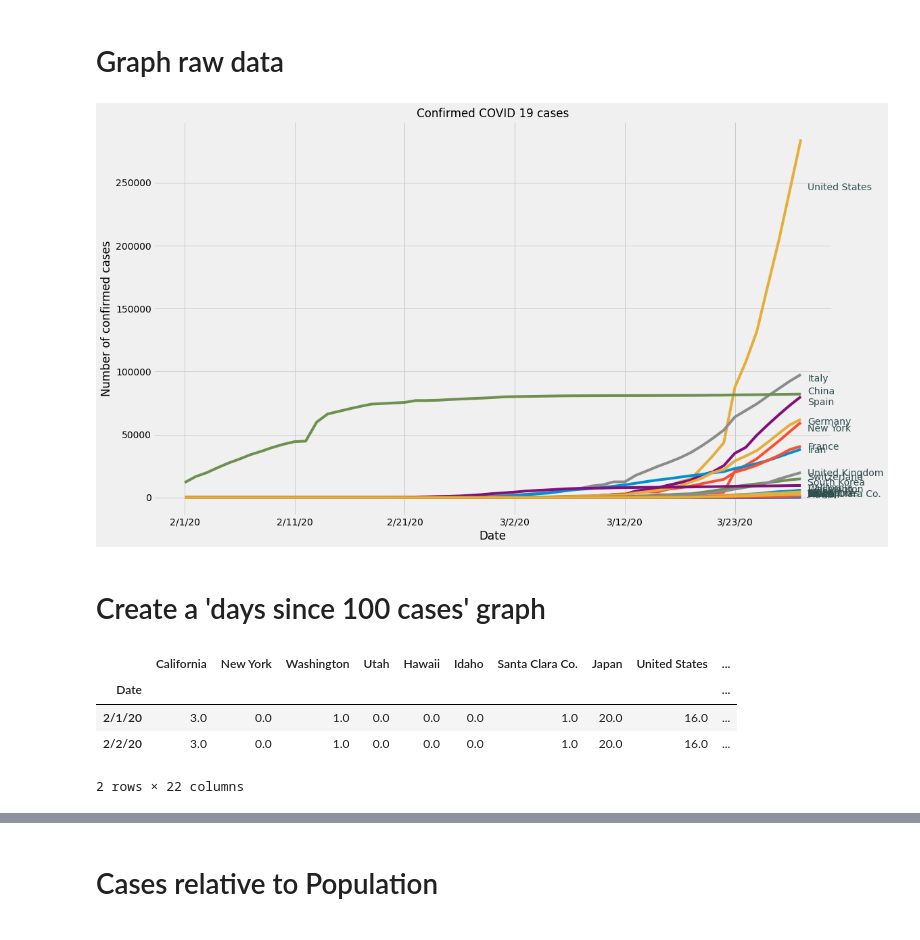
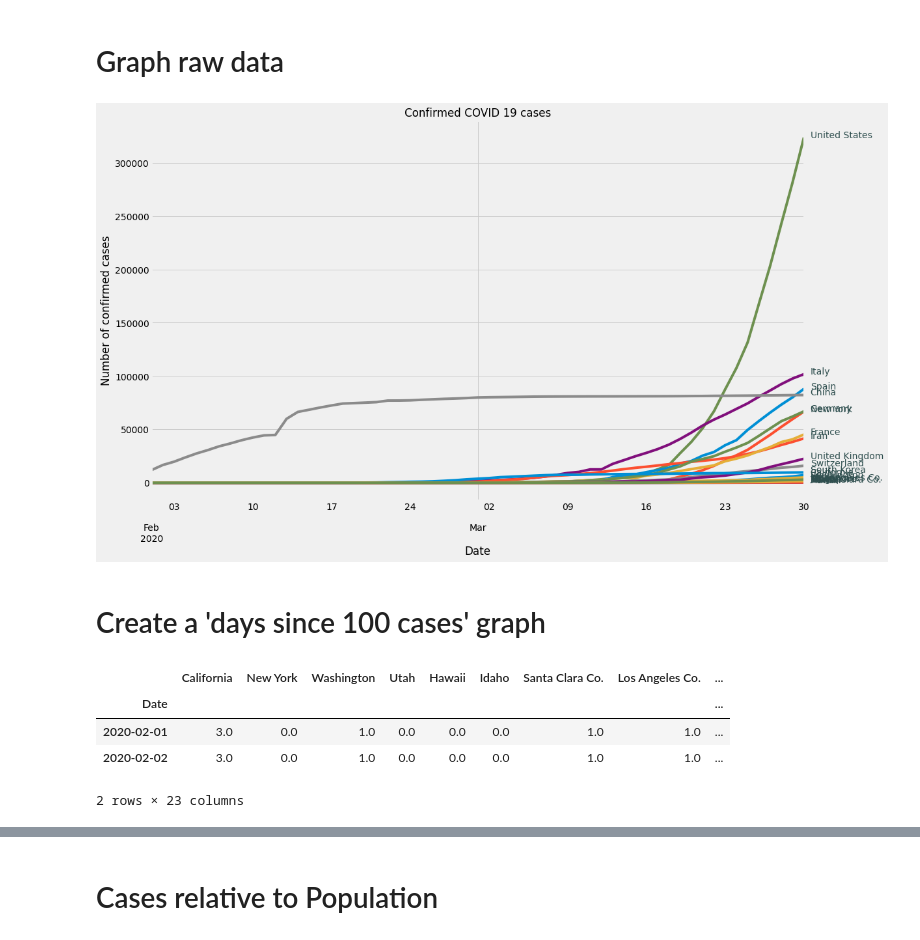
Before and after one commit to dyoung418/COVID-19, a Jupyter notebook: covid_california_analysis v2.ipynb, the cells around one changed output, grey strips where cells are left out. Cells and saved outputs as stored; diff of their text form; code cells hidden in the pictures.

Commit message:
added LA county - fixed labeling for using datetime index

```diff
--- a/covid_california_analysis v2.ipynb
+++ b/covid_california_analysis v2.ipynb
@@ -152,5 +109,6 @@ df1
 # %%
-df2 = df_raw.melt(id_vars='Combined_Key', value_vars=df_raw.columns[11:], var_name='Date', value_name='Confirmed')
+df2 = df_raw.melt(id_vars='Combined_Key', value_vars=df_raw.columns[5:], var_name='Date', value_name='Confirmed')
+df2['Date'] = pd.to_datetime(df2.Date)
 df2 = df2.set_index('Date')
 df2
 # %% [output]
@@ -190,6 +148,7 @@ df = pd.DataFrame(index = df2.index.unique(),
                          'Hawaii': df2.loc[df2['Combined_Key'].str.endswith('Hawaii, US'),'Confirmed'].groupby(level=0).sum(),
                          'Idaho': df2.loc[df2['Combined_Key'].str.endswith('Idaho, US'),'Confirmed'].groupby(level=0).sum(),
                          'Santa Clara Co.': df2.loc[df2['Combined_Key']=='Santa Clara, California, US', 'Confirmed'].groupby(level=0).sum(),
+                         'Los Angeles Co.': df2.loc[df2['Combined_Key']=='Los Angeles, California, US', 'Confirmed'].groupby(level=0).sum(),
                          'Japan': df2.loc[df2['Combined_Key'].str.endswith('Japan'),'Confirmed'].groupby(level=0).sum(),
                          'United States': df2.loc[df2['Combined_Key'].str.endswith('US'),'Confirmed'].groupby(level=0).sum(),
                          'Singapore': df2.loc[df2['Combined_Key'].str.endswith('Singapore'),'Confirmed'].groupby(level=0).sum(),
@@ -241,42 +200,46 @@ df.plot(logy=True)
 # TEMP ONLY
 Drop rows that have data glitches
 # %%
-df = df.drop(labels=['3/22/20', '3/30/20'], axis=0)
+#df = df.drop(labels=['3/22/20', '3/30/20'], axis=0)
 # %% [markdown]
 # Graph raw data
 # %%
-def label_lines(df, ax):
-    for label in df.columns:
-        previous = df.index[0]
-        for xdays, datapoint in enumerate(df[label]):
-            if pd.isnull(datapoint) or (xdays == len(df[label])-1):
-                ax.annotate(label, (xdays, previous),
+def label_lines(df, ax, use_simple_x_axis=False):
+    '''Labels lines in a chart assuming that some lines will be different lengths than others'''
+    for label, series in df.items():
+        prev_x = series.index[0]
+        prev_data = series.iloc[0]
+        for index, data in series.items():
+            if pd.isnull(data):
+                break
+            prev_x = index
+            prev_data = data
+        ax.annotate(label, (prev_x, prev_data),
                             xytext=(10,0),
                             textcoords='offset pixels',
                             family='sans-serif', fontsize=14, color='darkslategrey')
-                break
-            else:
-                previous = datapoint
+
+
 
 graph_data = df
-#graph_data = newdf.drop('China', axis=1).loc['2/21/20':,:]
+#graph_data = df.drop('China', axis=1).loc['2/21/20':,:]
 ax = graph_data.plot(legend=False)
 ax.set_title('Confirmed COVID 19 cases', fontsize='large')
 ax.set_ylabel('Number of confirmed cases', fontsize='large')
 label_lines(graph_data, ax)
 plt.show()
 # %% [output]
-[figure, old version]
+[figure, new version]
 # %% [markdown]
 # Create a 'days since 100 cases' graph
 # %%
 df.head(2)
 # %% [output]
-|  | California | New York | Washington | Utah | Hawaii | Idaho | Santa Clara Co. | Japan | United States | ... |
-| Date |  |  |  |  |  |  |  |  |  | ... |
-| 2/1/20 | 3.0 | 0.0 | 1.0 | 0.0 | 0.0 | 0.0 | 1.0 | 20.0 | 16.0 | ... |
-| 2/2/20 | 3.0 | 0.0 | 1.0 | 0.0 | 0.0 | 0.0 | 1.0 | 20.0 | 16.0 | ... |
+|  | California | New York | Washington | Utah | Hawaii | Idaho | Santa Clara Co. | Los Angeles Co. | ... |
+| Date |  |  |  |  |  |  |  |  | ... |
+| 2020-02-01 | 3.0 | 0.0 | 1.0 | 0.0 | 0.0 | 0.0 | 1.0 | 1.0 | ... |
+| 2020-02-02 | 3.0 | 0.0 | 1.0 | 0.0 | 0.0 | 0.0 | 1.0 | 1.0 | ... |
-2 rows × 22 columns
+2 rows × 23 columns
 # %%
 threshold = 100
 daysSince100 = pd.DataFrame(index=range(0,len(df.index)))
```
Also changed, not shown: parts of 19 cells of this notebook.
